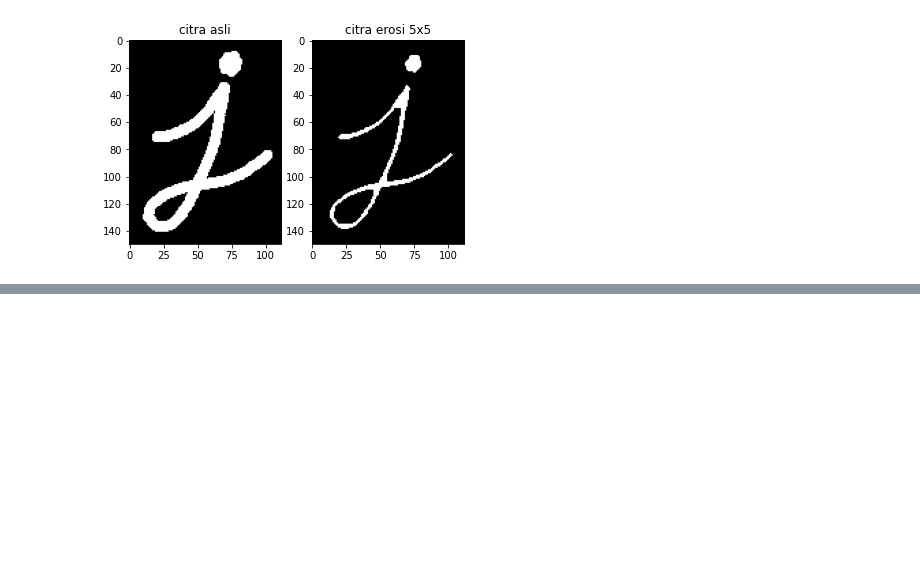
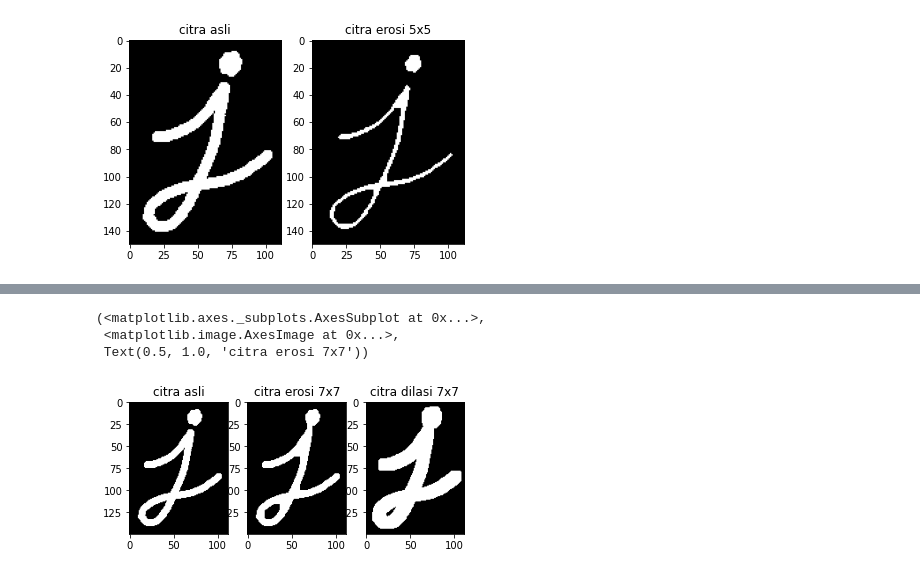
Before and after one commit to PanduDLaksono/PVCK_Genap_2021, a Jupyter notebook: Week_9.ipynb, the cells around one changed output, grey strips where cells are left out. Saved outputs shown, nothing was run; the diff lists cells and outputs as text; code cells hidden in the pictures; blank space fills up the shorter version.

```diff
--- a/Week_9.ipynb
+++ b/Week_9.ipynb
@@ -103,0 +188,53 @@ plt.subplot(122),plt.imshow(dilasi),plt.title('Citra Dilasi')
+# %%
+#Closing tanpa library
+
+#memperoleh ukuran citra
+img5 = cv.imread('/content/drive/MyDrive/Polinema/PCVK_2021/images/j.png', 0)
+
+# citra untuk menyimpan pixel dilasi
+imgDilate3= np.zeros((m, n), dtype=np.uint8)
+
+# menentukan masking (Structuring Element)
+SED= np.array([[1,1,1,1,1,1,1], [1,1,1,1,1,1,1], [1,1,1,1,1,1,1], [1,1,1,1,1,1,1], [1,1,1,1,1,1,1], [1,1,1,1,1,1,1], [1,1,1,1,1,1,1]])
+constant1=3
+
+#operasi dilasi
+for i in range(constant1, m-constant1):
+  for j in range(constant1, n-constant1):
+    temp= img5[i-constant1:i+constant1+1, j-constant1:j+constant1+1]
+    product= temp*SED
+    imgDilate3[i,j]= np.max(product)
+plt.imshow(imgDilate3,cmap="gray")
+cv.imwrite("Dilated.png", imgDilate3)
+
+#memperoleh ukuran citra hasil dilasi
+img6 = imgDilate3
+
+p,q= img6.shape
+plt.imshow(img6, cmap="gray")
+
+# menentukan masking (Structuring Element)
+k=7
+SE= np.ones((k,k), dtype=np.uint8)
+constant= (k-1)//2
+
+# citra untuk menyimpan pixel erosi
+imgErode3= np.zeros((p,q), dtype=np.uint8)
+
+#operasi erosi
+for i in range(constant1, p-constant1):
+  for j in range(constant1, q-constant1):
+    temp= img6[i-constant1:i+constant1+1, j-constant1:j+constant1+1]
+    product= temp*SED
+    imgErode3[i,j]= np.min(product)
+plt.imshow(imgErode3,cmap="gray")
+cv.imwrite("Erosi.png", imgErode3)
+
+plt.subplot(131),plt.imshow(img),plt.title("citra asli")
+plt.subplot(133),plt.imshow(imgDilate3, cmap="gray"),plt.title("citra dilasi 7x7")
+plt.subplot(132),plt.imshow(imgErode3, cmap="gray"),plt.title("citra erosi 7x7")
+# %% [output]
+(<matplotlib.axes._subplots.AxesSubplot at 0x...>,
+ <matplotlib.image.AxesImage at 0x...>,
+ Text(0.5, 1.0, 'citra erosi 7x7'))
+[figure, added]
```
Also changed, not shown: parts of 11 cells of this notebook.
